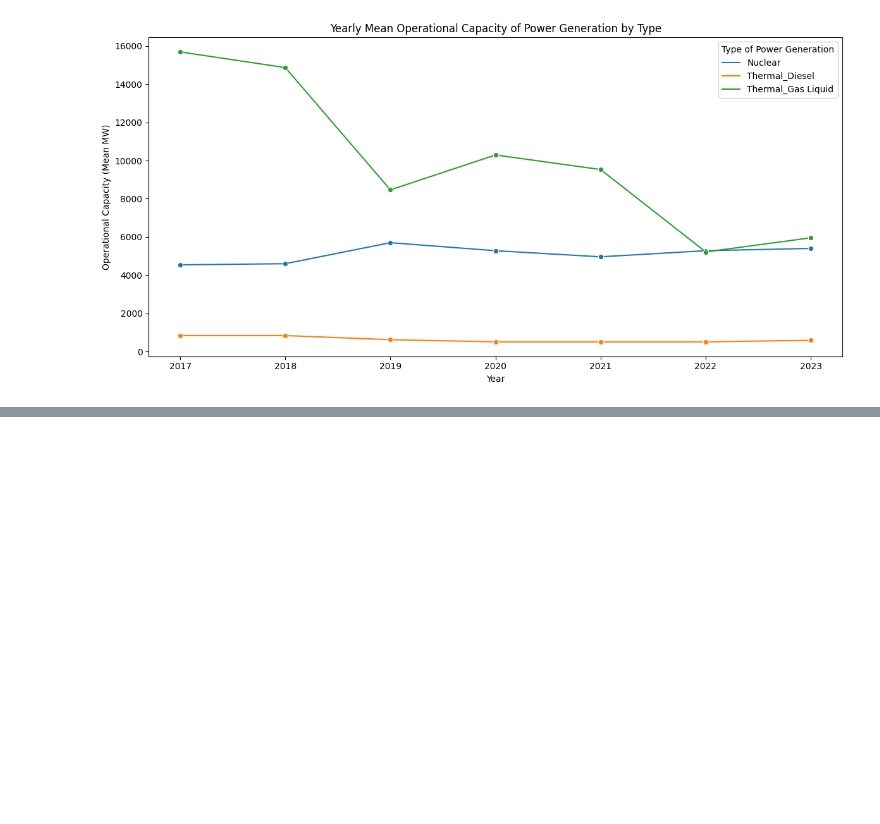
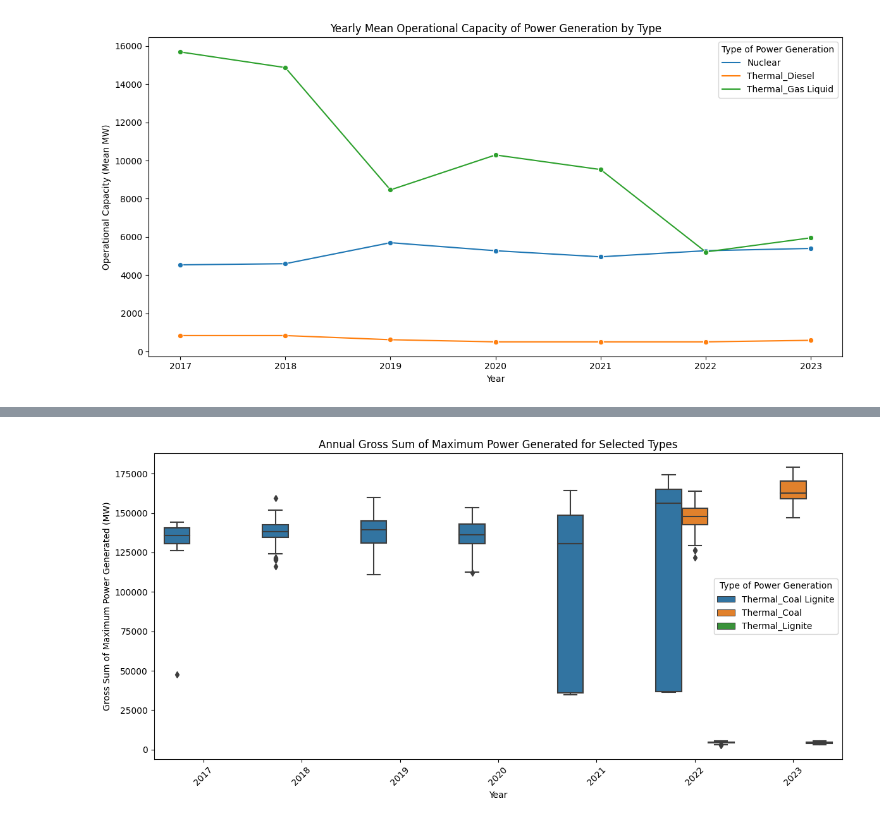
Before and after one commit to paritosh-101/smart_city_project2, a Jupyter notebook: scratch.ipynb, the cells around one changed output, grey strips where cells are left out. Drawn from its saved outputs; the diff is of its cells as text; code cells hidden in the pictures; blank space fills up the shorter version.

```diff
--- a/scratch.ipynb
+++ b/scratch.ipynb
@@ -373,0 +494,27 @@ plt.show()
+# %%
+types_of_interest = ['Thermal_Coal Lignite', 'Thermal_Coal', 'Thermal_Lignite']  # Replace with the types of power generation of your interest
+
+# Filter the DataFrame for the selected types of power generation
+df_filtered = df[df['Type of power generation'].isin(types_of_interest)]
+
+# Extract year from 'Calendar Day'
+# df_filtered['Year'] = df_filtered['Calendar Day'].dt.year
+
+# Create the box plot
+plt.figure(figsize=(12, 6))  # Adjust the figure size as necessary
+sns.boxplot(
+    data=df_filtered,
+    x='Year',
+    y='Gross sum of maximum power generated',
+    hue='Type of power generation'
+)
+
+plt.title('Annual Gross Sum of Maximum Power Generated for Selected Types')
+plt.xlabel('Year')
+plt.ylabel('Gross Sum of Maximum Power Generated (MW)')
+plt.legend(title='Type of Power Generation')
+plt.xticks(rotation=45)  # Rotate the x-ticks for better readability if necessary
+plt.tight_layout()  # Adjust the padding of the plot if necessary
+plt.show()
+# %% [output]
+[figure, added]
```
Also changed, not shown: parts of 4 cells of this notebook, 5 other files.
